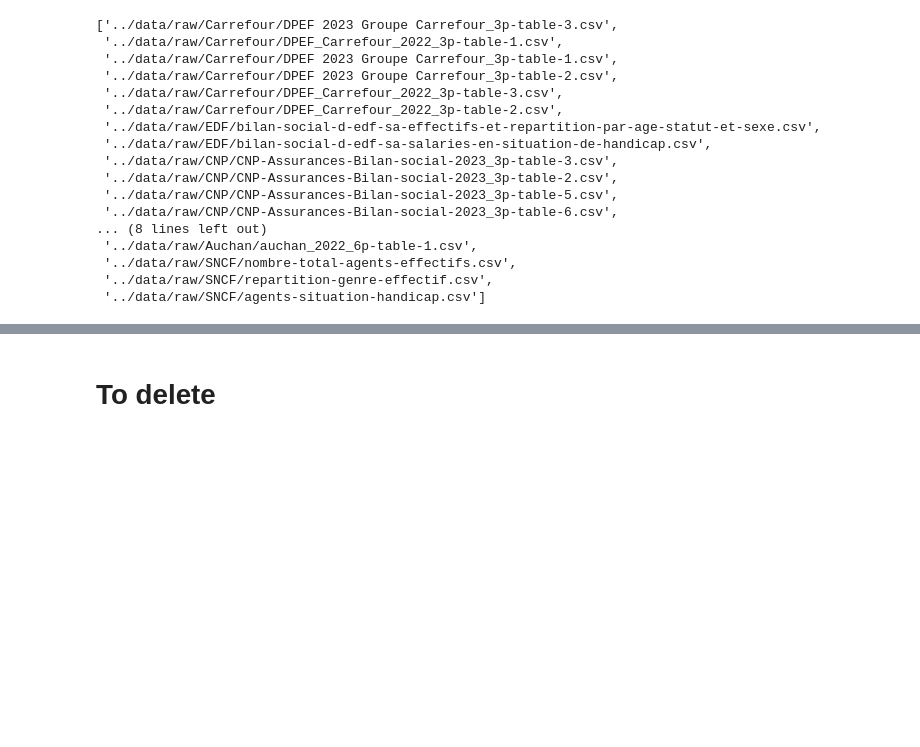
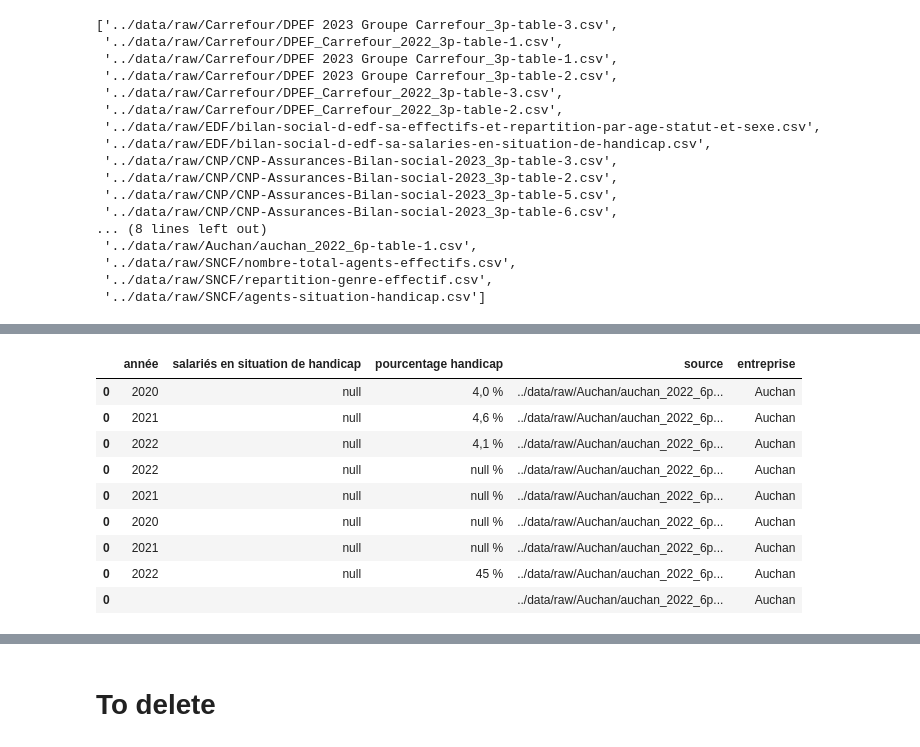
Before and after one commit to LexouLam/diversite_inclusion, a Jupyter notebook: notebooks/repertoires_entreprises.ipynb, the cells around one changed output, grey strips where cells are left out. Cells and saved outputs as stored; diff of their text form; code cells hidden in the pictures; blank space fills up the shorter version.

Commit message:
prompt optimized - start evaluaiton for all data

```diff
--- a/notebooks/repertoires_entreprises.ipynb
+++ b/notebooks/repertoires_entreprises.ipynb
@@ -450,0 +741,5 @@ model.invoke(prompt_template)
+# %%
+data = { 'annee': [2000, 2017, 2018, 2019, 2020, 2021, 2022],
+'nombre demployés': [150000, 163145, 164180, 167038, 168292, 169642, 170131],
+'pourcentage des employés en situation de handicap': [0.01, 0.015, 0.01, 0.01, 0.01, 0.015, 0.016]}
+data
@@ -450,0 +1429,28 @@ model.invoke(prompt_template)
+# %%
+def parse_llms_results_to_df(results, entreprise_name):
+    """ Transforme le dictionnaire contenant les outputs du llm en df
+
+    Input : Results = Dictionnaire { 'nom_fichier' : 'output llm'}
+            entreprise_name = String nom de l'entreprise en cours
+    """
+
+    df_all = None
+    for key in results.keys():
+        text_raw = results[f'{key}']
+        text_clean = re.sub('\n', '', text_raw)
+        text_search = re.search(r'.*(\[    "année : .*%"\]).*', text_clean)
+        if text_search is not None :
+            text_extracted=text_search.group(1)
+            liste_texte = eval(text_extracted)
+        else:
+            liste_texte = None
+
+        df_tmp = parse_results_to_df(liste_texte)
+
+        df_tmp['source']=f'{key}'
+        df_tmp['entreprise']=f'{entreprise_name}'
+        if df_all is None:
+            df_all=df_tmp
+        else:
+            df_all = pd.concat([df_all, df_tmp])
+    return df_all
@@ -450,0 +1469,16 @@ model.invoke(prompt_template)
+# %%
+entreprise = 'Auchan'
+resultats_2 = extract_handicap_informations(entreprise, limit=-1)
+df_2 = parse_llms_results_to_df(results=resultats_2, entreprise_name=entreprise)
+df_2
+# %% [output]
+|  | année | salariés en situation de handicap | pourcentage handicap | source | entreprise |
+| 0 | 2020 | null | 4,0 % | ../data/raw/Auchan/auchan_2022_6p... | Auchan |
+| 0 | 2021 | null | 4,6 % | ../data/raw/Auchan/auchan_2022_6p... | Auchan |
+| 0 | 2022 | null | 4,1 % | ../data/raw/Auchan/auchan_2022_6p... | Auchan |
+| 0 | 2022 | null | null % | ../data/raw/Auchan/auchan_2022_6p... | Auchan |
+| 0 | 2021 | null | null % | ../data/raw/Auchan/auchan_2022_6p... | Auchan |
+| 0 | 2020 | null | null % | ../data/raw/Auchan/auchan_2022_6p... | Auchan |
+| 0 | 2021 | null | null % | ../data/raw/Auchan/auchan_2022_6p... | Auchan |
+| 0 | 2022 | null | 45 % | ../data/raw/Auchan/auchan_2022_6p... | Auchan |
+| 0 |  |  |  | ../data/raw/Auchan/auchan_2022_6p... | Auchan |
```
Also changed, not shown: parts of 62 cells of this notebook.
